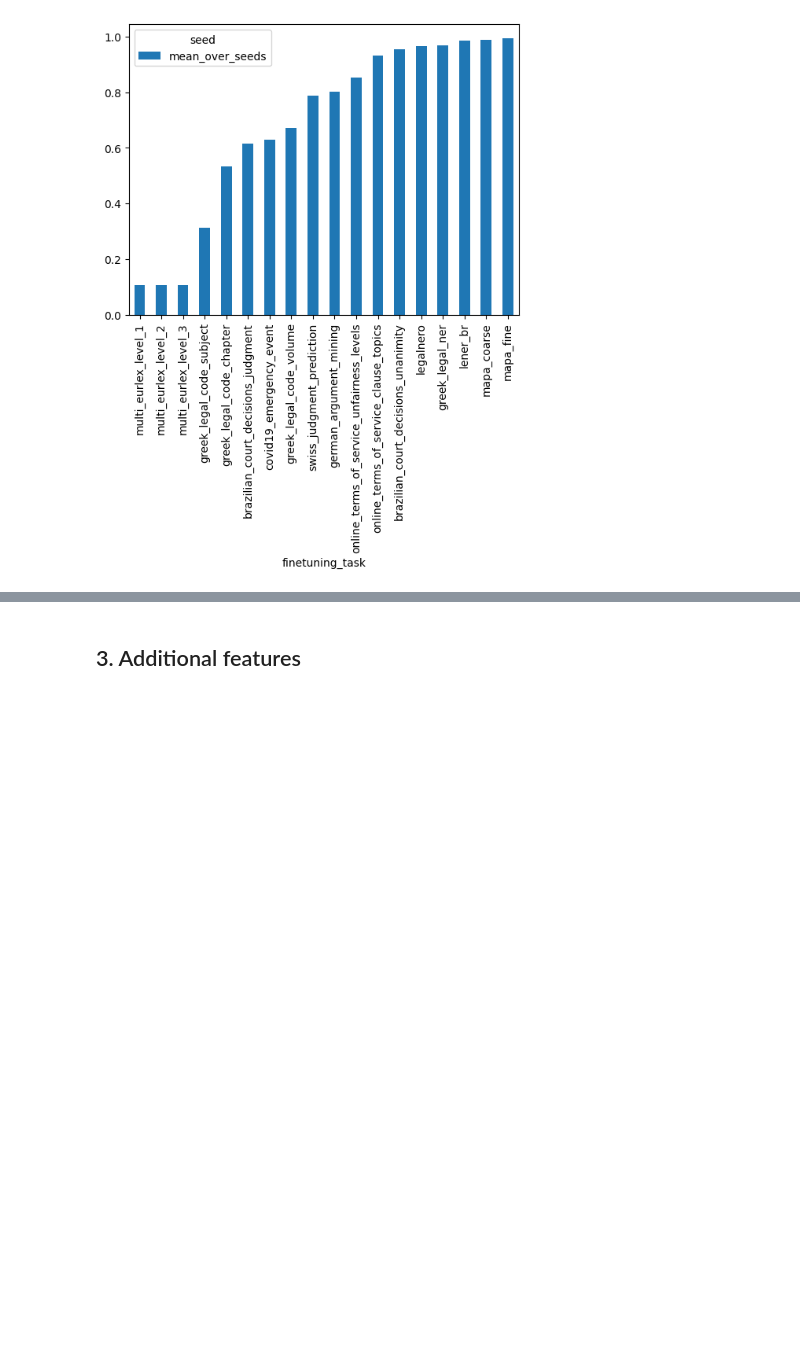
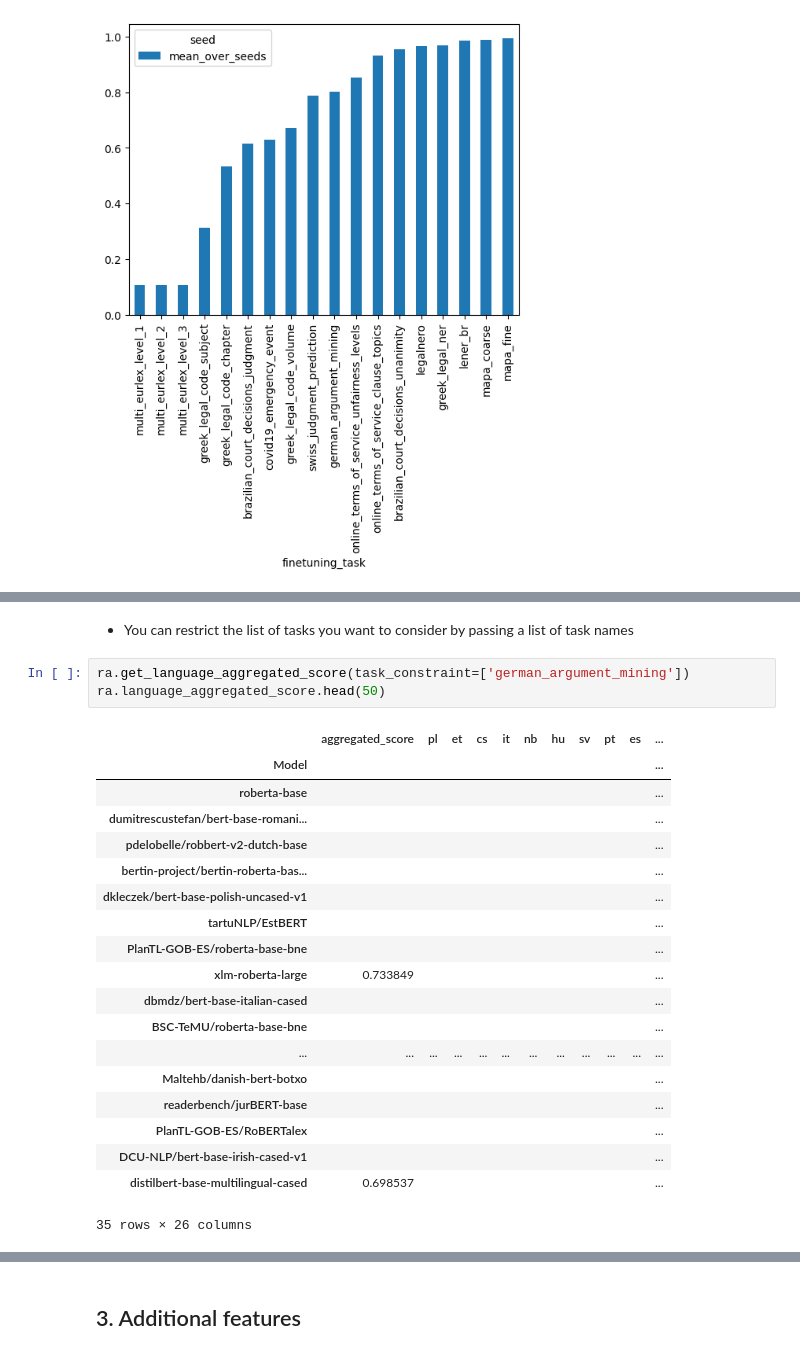
Before and after one commit to JoelNiklaus/LEXTREME, a Jupyter notebook: utils/Documentation_data_analysis.ipynb, the cells around one changed output, grey strips where cells are left out. Saved outputs shown, nothing was run; the diff lists cells and outputs as text; blank space fills up the shorter version.

```diff
--- a/utils/Documentation_data_analysis.ipynb
+++ b/utils/Documentation_data_analysis.ipynb
@@ -190,0 +210,25 @@ ra.accuracy_normalized_overview[['finetuning_task', 'mean_over_seeds']].groupby(
+# %% [markdown]
+- You can restrict the list of tasks you want to consider by passing a list of task names
+# %%
+ra.get_language_aggregated_score(task_constraint=['german_argument_mining'])
+ra.language_aggregated_score.head(50)
+# %% [output]
+|  | aggregated_score | pl | et | cs | it | nb | hu | sv | pt | es | ... |
+| Model |  |  |  |  |  |  |  |  |  |  | ... |
+| roberta-base |  |  |  |  |  |  |  |  |  |  | ... |
+| dumitrescustefan/bert-base-romani... |  |  |  |  |  |  |  |  |  |  | ... |
+| pdelobelle/robbert-v2-dutch-base |  |  |  |  |  |  |  |  |  |  | ... |
+| bertin-project/bertin-roberta-bas... |  |  |  |  |  |  |  |  |  |  | ... |
+| dkleczek/bert-base-polish-uncased-v1 |  |  |  |  |  |  |  |  |  |  | ... |
+| tartuNLP/EstBERT |  |  |  |  |  |  |  |  |  |  | ... |
+| PlanTL-GOB-ES/roberta-base-bne |  |  |  |  |  |  |  |  |  |  | ... |
+| xlm-roberta-large | 0.733849 |  |  |  |  |  |  |  |  |  | ... |
+| dbmdz/bert-base-italian-cased |  |  |  |  |  |  |  |  |  |  | ... |
+| BSC-TeMU/roberta-base-bne |  |  |  |  |  |  |  |  |  |  | ... |
+| ... | ... | ... | ... | ... | ... | ... | ... | ... | ... | ... | ... |
+| Maltehb/danish-bert-botxo |  |  |  |  |  |  |  |  |  |  | ... |
+| readerbench/jurBERT-base |  |  |  |  |  |  |  |  |  |  | ... |
+| PlanTL-GOB-ES/RoBERTalex |  |  |  |  |  |  |  |  |  |  | ... |
+| DCU-NLP/bert-base-irish-cased-v1 |  |  |  |  |  |  |  |  |  |  | ... |
+| distilbert-base-multilingual-cased | 0.698537 |  |  |  |  |  |  |  |  |  | ... |
+35 rows × 26 columns
```
Also changed, not shown: parts of 17 cells of this notebook.
